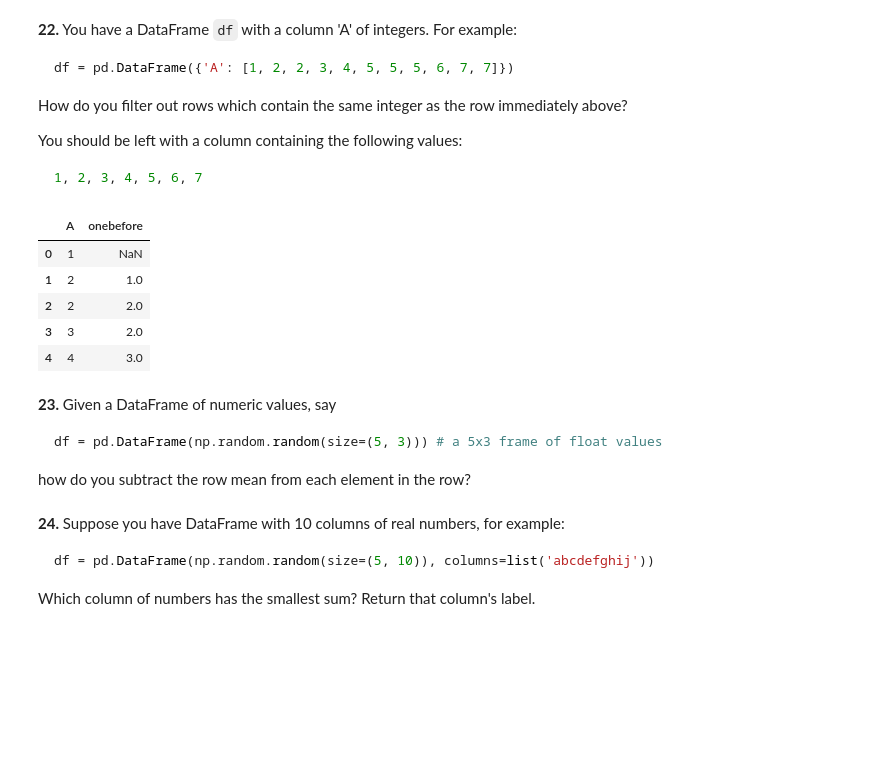
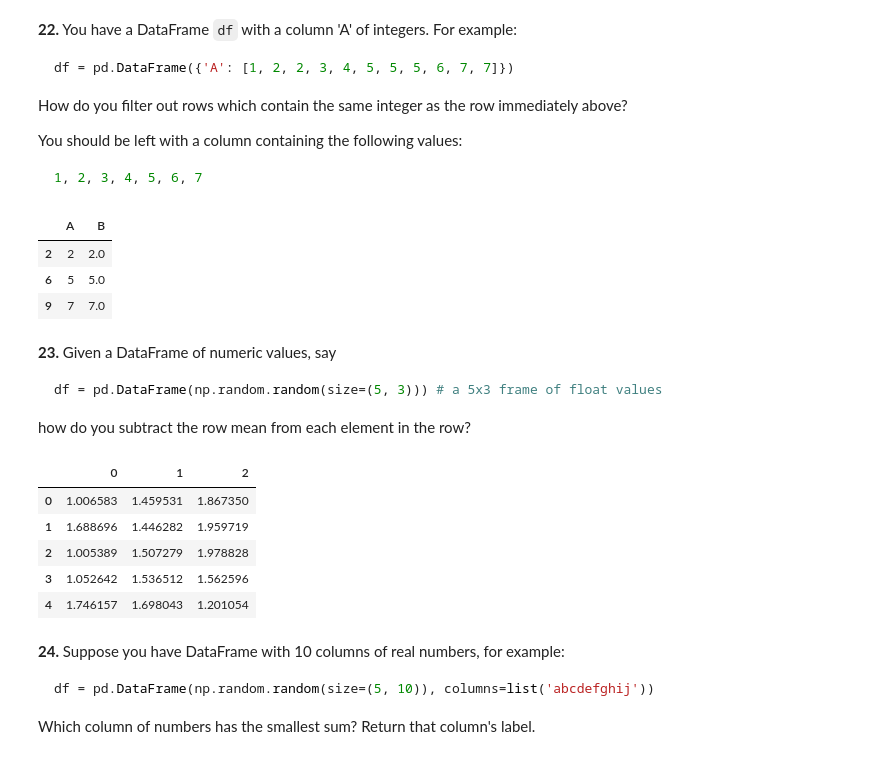
Before and after one commit to julam9/100-Pandas-Puzzles-with-Answers, a Jupyter notebook: 100-pandas-puzzles.ipynb, the cells around one changed output. Drawn from its saved outputs; the diff is of its cells as text; code cells hidden in the pictures; blank space fills up the shorter version.

````diff
--- a/100-pandas-puzzles.ipynb
+++ b/100-pandas-puzzles.ipynb
@@ -244,15 +244,13 @@ You should be left with a column containing the following values:
 ```
 # %%
 df_22 = pd.DataFrame({"A" : [1, 2, 2, 3, 4, 5, 5, 6, 7, 7]})
-df_22["onebefore"] =  int(df_22.shift(periods=1))
-df_22.head()
+df_22["B"] = df_22.shift(periods=1)
+df_22[df_22["A"] == df_22["B"]]
 # %% [output]
-|  | A | onebefore |
-| 0 | 1 | NaN |
-| 1 | 2 | 1.0 |
+|  | A | B |
 | 2 | 2 | 2.0 |
-| 3 | 3 | 2.0 |
-| 4 | 4 | 3.0 |
+| 6 | 5 | 5.0 |
+| 9 | 7 | 7.0 |
 # %% [markdown]
 **23.** Given a DataFrame of numeric values, say
 ```python
@@ -260,6 +258,17 @@ df = pd.DataFrame(np.random.random(size=(5, 3))) # a 5x3 frame of float values
 ```
 
 how do you subtract the row mean from each element in the row?
+# %%
+import numpy as np
+df_23 = pd.DataFrame(np.random.random(size=(5, 3)))
+df_23
+# %% [output]
+|  | 0 | 1 | 2 |
+| 0 | 1.006583 | 1.459531 | 1.867350 |
+| 1 | 1.688696 | 1.446282 | 1.959719 |
+| 2 | 1.005389 | 1.507279 | 1.978828 |
+| 3 | 1.052642 | 1.536512 | 1.562596 |
+| 4 | 1.746157 | 1.698043 | 1.201054 |
 # %% [markdown]
 **24.** Suppose you have DataFrame with 10 columns of real numbers, for example:
 
````
